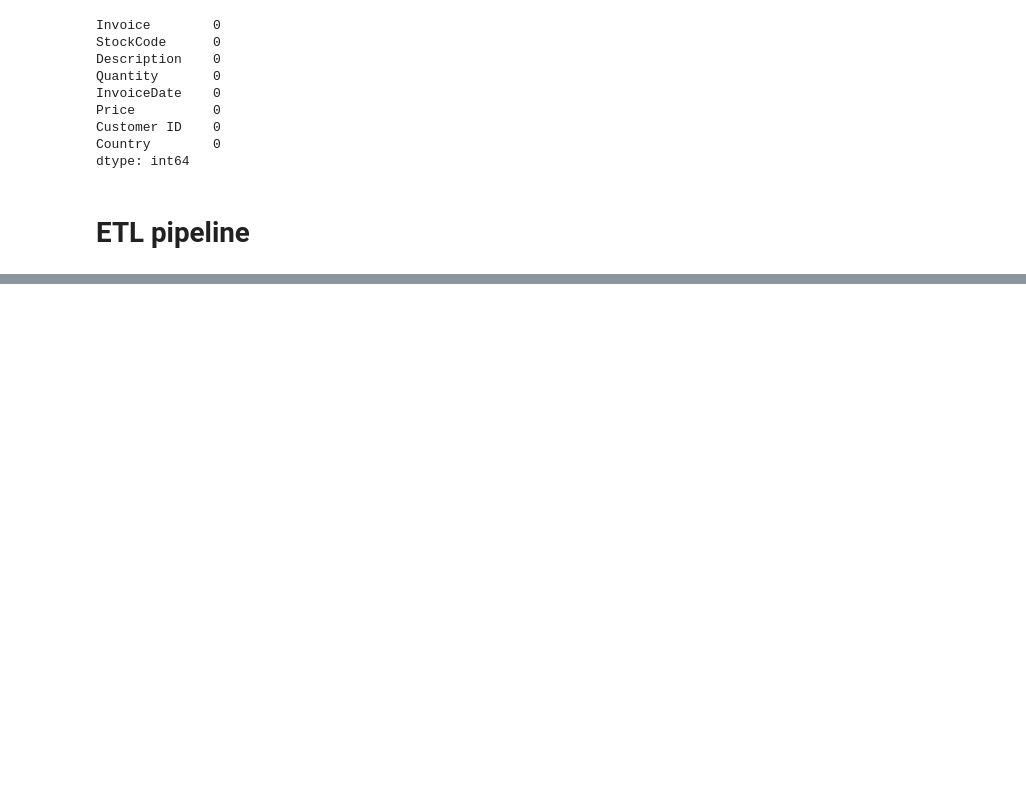
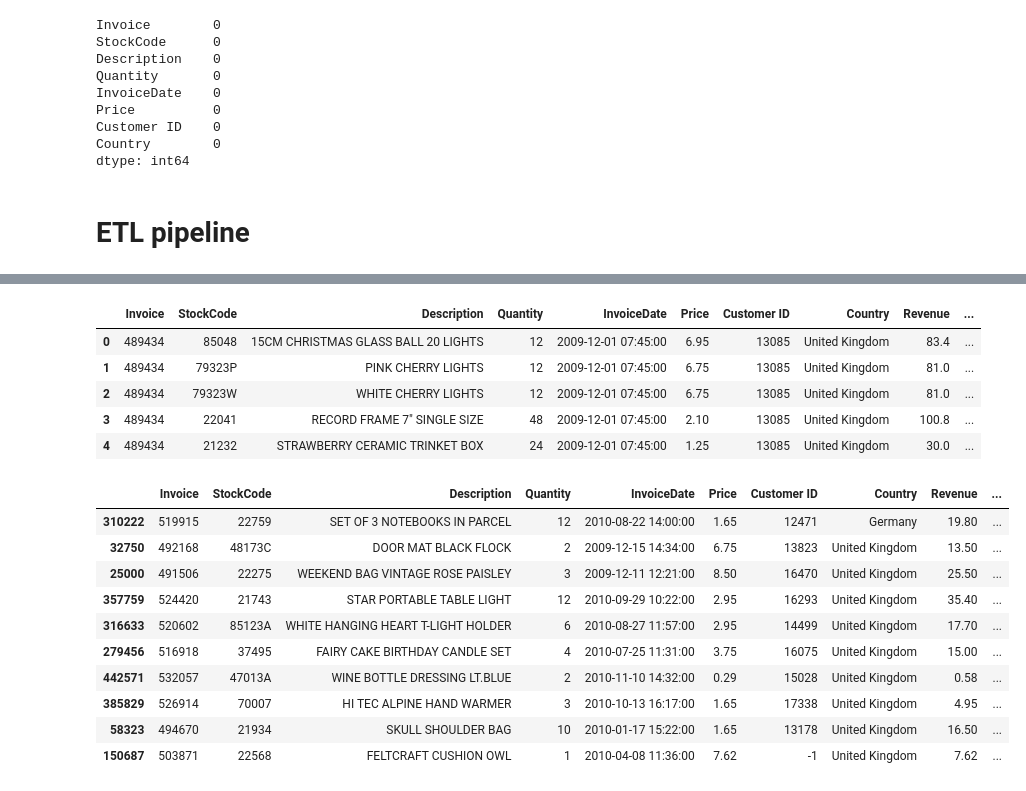
Before and after one commit to Sebastianrix/Data-Things, a Jupyter notebook: 2) Data engineering/DE_Task.ipynb, the cells around one changed output, grey strips where cells are left out. Saved outputs shown, nothing was run; the diff lists cells and outputs as text; code cells hidden in the pictures; blank space fills up the shorter version.

```diff
--- a/2) Data engineering/DE_Task.ipynb
+++ b/2) Data engineering/DE_Task.ipynb
@@ -279,6 +279,32 @@ order_sizes = (
 retail_data = retail_data.merge(order_sizes, on='Invoice', how='left')
 
 ### Add Feature Engineering from Task 5
+
+# Segment customers into tiers based on TotalRevenue (e.g., "High", "Medium", "Low")
+# Quantile is perfect for this. since it divides the data into qual sized portions.
+# 80% of customers will be classified as "High", between 20% to 80% as "Medium" and bellow 20% as "Low".
+high_revenue_threshold = retail_data['TotalRevenue'].quantile(0.80)
+low_revenue_threshold = retail_data['TotalRevenue'].quantile(0.20)
+
+retail_data['CustomerTier'] = retail_data['TotalRevenue'].apply(
+    lambda x: 'High' if x >= high_revenue_threshold else ('Medium' if x >= low_revenue_threshold else 'Low')
+)
+
+#Extract key information from Description and add them as columns (e.g., presence of specific keywords like "Gift" or "Discount"). At least one extra column should be added
+retail_data['HasGift'] = retail_data['Description'].str.contains('gift', case=False, na=False)
+retail_data['HasDiscount'] = retail_data['Description'].str.contains('discount', case=False, na=False)
+retail_data['HasPack'] = retail_data['Description'].str.contains('pack', case=False, na=False)
+retail_data['HasSet'] = retail_data['Description'].str.contains('set', case=False, na=False)
+retail_data['HasBox'] = retail_data['Description'].str.contains('box', case=False, na=False)
+
+
+# Categorize transactions as "Small", "Medium", or "Large" based on Revenue.
+
+# Detect Seasonal Items: Flag items as "Christmas"-themed if the description contains relevant words.
+
+# Classify customers as "Loyal", "Occasional", or "One-time" based on the number of purchases.
+
+#  Identify Multi-Item Invoices: Flag invoices with multiple unique items as "Multi-Item Order".
 # %% [output]
 Invoice        0
 StockCode      0
@@ -303,0 +526,23 @@ dtype: int64
+# %%
+# Lets display some of the data to see how it looks after the transformations. I think it looks really solid!
+display(retail_data.head(5))
+display(retail_data.sample(10))
+display(retail_data.tail(5))
+# %% [output]
+|  | Invoice | StockCode | Description | Quantity | InvoiceDate | Price | Customer ID | Country | Revenue | ... |
+| 0 | 489434 | 85048 | 15CM CHRISTMAS GLASS BALL 20 LIGHTS | 12 | 2009-12-01 07:45:00 | 6.95 | 13085 | United Kingdom | 83.4 | ... |
+| 1 | 489434 | 79323P | PINK CHERRY LIGHTS | 12 | 2009-12-01 07:45:00 | 6.75 | 13085 | United Kingdom | 81.0 | ... |
+| 2 | 489434 | 79323W | WHITE CHERRY LIGHTS | 12 | 2009-12-01 07:45:00 | 6.75 | 13085 | United Kingdom | 81.0 | ... |
+| 3 | 489434 | 22041 | RECORD FRAME 7" SINGLE SIZE | 48 | 2009-12-01 07:45:00 | 2.10 | 13085 | United Kingdom | 100.8 | ... |
+| 4 | 489434 | 21232 | STRAWBERRY CERAMIC TRINKET BOX | 24 | 2009-12-01 07:45:00 | 1.25 | 13085 | United Kingdom | 30.0 | ... |
+|  | Invoice | StockCode | Description | Quantity | InvoiceDate | Price | Customer ID | Country | Revenue | ... |
+| 310222 | 519915 | 22759 | SET OF 3 NOTEBOOKS IN PARCEL | 12 | 2010-08-22 14:00:00 | 1.65 | 12471 | Germany | 19.80 | ... |
+| 32750 | 492168 | 48173C | DOOR MAT BLACK FLOCK | 2 | 2009-12-15 14:34:00 | 6.75 | 13823 | United Kingdom | 13.50 | ... |
+| 25000 | 491506 | 22275 | WEEKEND BAG VINTAGE ROSE PAISLEY | 3 | 2009-12-11 12:21:00 | 8.50 | 16470 | United Kingdom | 25.50 | ... |
+| 357759 | 524420 | 21743 | STAR PORTABLE TABLE LIGHT | 12 | 2010-09-29 10:22:00 | 2.95 | 16293 | United Kingdom | 35.40 | ... |
+| 316633 | 520602 | 85123A | WHITE HANGING HEART T-LIGHT HOLDER | 6 | 2010-08-27 11:57:00 | 2.95 | 14499 | United Kingdom | 17.70 | ... |
+| 279456 | 516918 | 37495 | FAIRY CAKE BIRTHDAY CANDLE SET | 4 | 2010-07-25 11:31:00 | 3.75 | 16075 | United Kingdom | 15.00 | ... |
+| 442571 | 532057 | 47013A | WINE BOTTLE DRESSING LT.BLUE | 2 | 2010-11-10 14:32:00 | 0.29 | 15028 | United Kingdom | 0.58 | ... |
+| 385829 | 526914 | 70007 | HI TEC ALPINE HAND WARMER | 3 | 2010-10-13 16:17:00 | 1.65 | 17338 | United Kingdom | 4.95 | ... |
+| 58323 | 494670 | 21934 | SKULL SHOULDER BAG | 10 | 2010-01-17 15:22:00 | 1.65 | 13178 | United Kingdom | 16.50 | ... |
+| 150687 | 503871 | 22568 | FELTCRAFT CUSHION OWL | 1 | 2010-04-08 11:36:00 | 7.62 | -1 | United Kingdom | 7.62 | ... |
```
Also changed, not shown: parts of 12 cells of this notebook.
